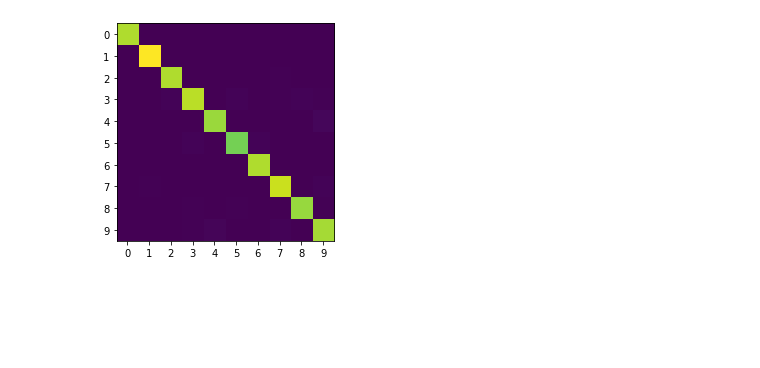
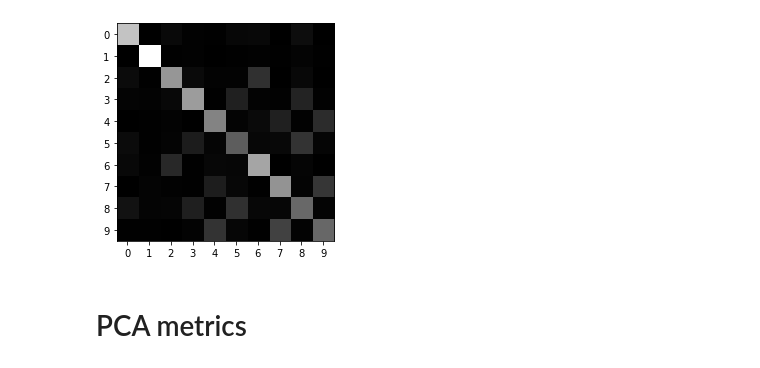
Before and after one commit to santifiorino/kNN_PCA_digit_recognizer, a Jupyter notebook: notebook.ipynb, the cells around one changed output. Cells and saved outputs as stored; diff of their text form; code cells hidden in the pictures; blank space fills up the shorter version.

```diff
--- a/notebook.ipynb
+++ b/notebook.ipynb
@@ -22,7 +29,7 @@ def create_k_folds(train, k):
 # %%
 def run_PCA(folds, alpha, k):
     for i in range(folds):
-        subprocess.run(['./PCA', f'./k-fold/train_{i}.csv', f'./k-fold/test_{i}.csv', f'./k-fold/out_{i}.csv', str(alpha), str(k)])
+        subprocess.run(['./PCA', f'./k-fold/train_{i}.csv', f'./k-fold/test_{i}.csv', f'./k-fold/out_{i}.csv', str(alpha), str(k)], stdout=subprocess.PIPE, encoding='ascii')
 # %%
 train = pd.read_csv('train.csv')
 test = pd.read_csv('test.csv')
@@ -35,9 +41,18 @@ run_PCA(folds, alpha, k)
+# %%
+alpha = 4
+k = 5
+run_PCA(folds, alpha, k)
 # %%
 accuracy = []
 confusion = np.zeros((10, 10), dtype=int)
+false_neg = np.zeros(10, dtype=int)
 for i in range(folds):
     out = pd.read_csv(f'./k-fold/out_{i}.csv')
     expected = pd.read_csv(f'./k-fold/expected_{i}.csv')
     for j in range(len(out)):
-        confusion[int(expected.iloc[[j]]['label'])][int(out.iloc[[j]]['Label'])] += 1
+        expected_label = int(expected.iloc[[j]]['label'])
+        predicted_label = int(out.iloc[[j]]['Label'])
+        confusion[expected_label][predicted_label] += 1
+        if expected_label != predicted_label:
+            false_neg[expected_label] += 1
     accuracy.append(sum(out['Label'] == expected['label'])/len(out))
@@ -44,6 +74,8 @@ for i in range(folds):
 # %%
-plt.imshow(confusion)
+plt.imshow(confusion, cmap='gray')
 plt.xticks(np.arange(0,10))
 plt.yticks(np.arange(0,10));
 # %% [output]
-[figure, old version]
+[figure, new version]
+# %% [markdown]
+# PCA metrics
```
Also changed, not shown: parts of 13 cells of this notebook, 4 other files.
